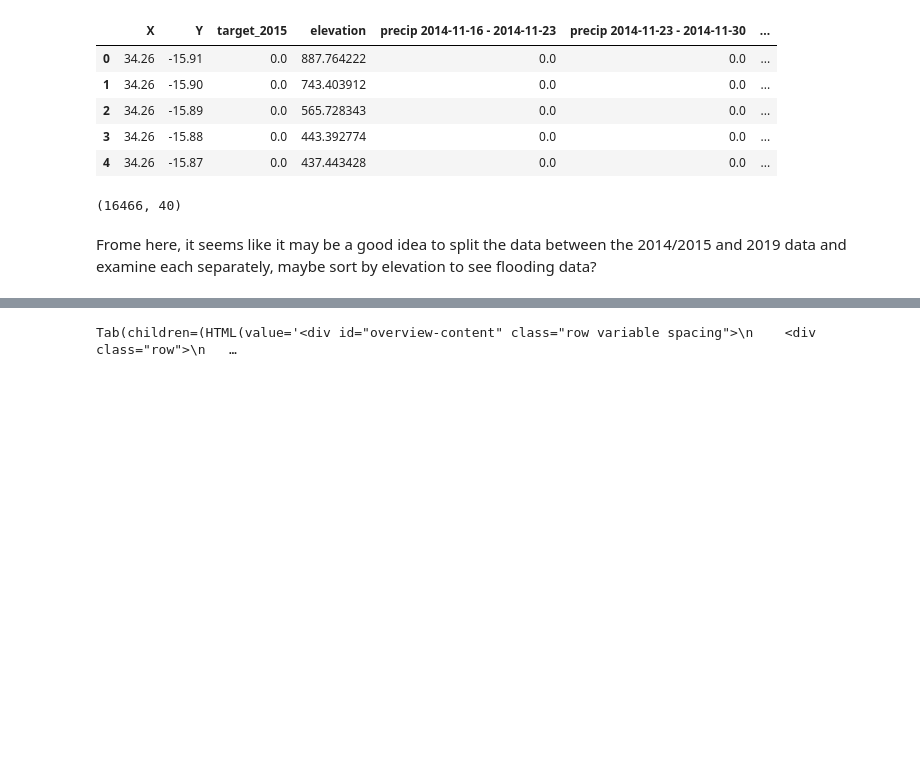
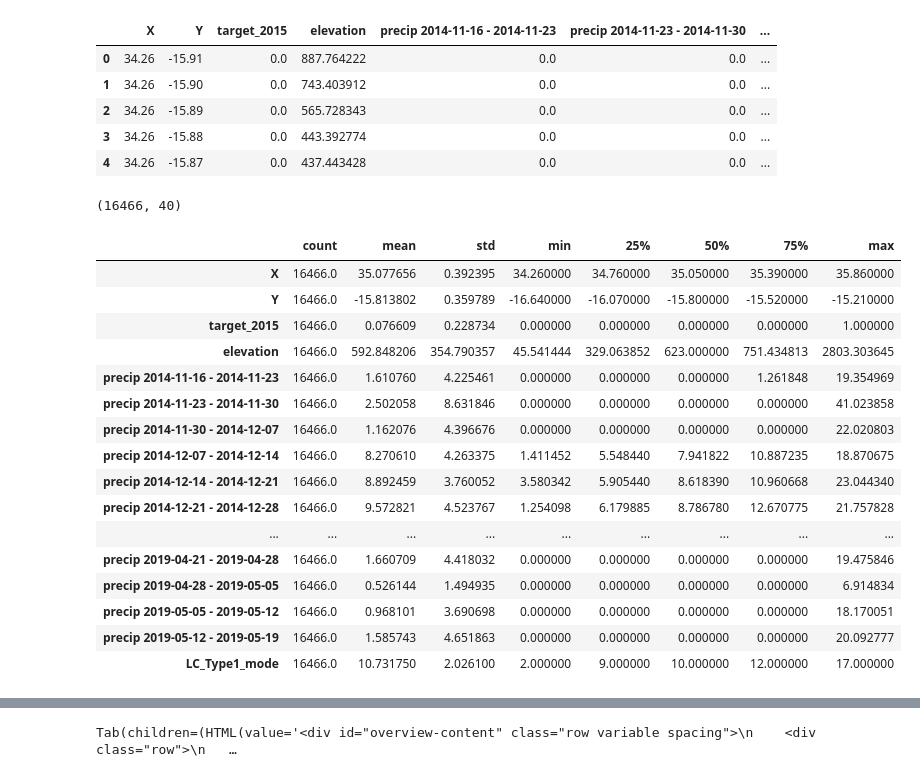
Before and after one commit to jbbernardin/Malawi-Flood-Project, a Jupyter notebook: Malawi Flood Project.ipynb, the cells around one changed output, grey strips where cells are left out. Drawn from its saved outputs; the diff is of its cells as text; code cells hidden in the pictures; blank space fills up the shorter version.

```diff
--- a/Malawi Flood Project.ipynb
+++ b/Malawi Flood Project.ipynb
@@ -20,4 +27,22 @@ base_frame.shape
 # %% [output]
 (16466, 40)
-# %% [markdown]
-Frome here, it seems like it may be a good idea to split the data between the 2014/2015 and 2019 data and examine each separately, maybe sort by elevation to see flooding data?
+# %%
+df.describe().T
+# %% [output]
+|  | count | mean | std | min | 25% | 50% | 75% | max |
+| X | 16466.0 | 35.077656 | 0.392395 | 34.260000 | 34.760000 | 35.050000 | 35.390000 | 35.860000 |
+| Y | 16466.0 | -15.813802 | 0.359789 | -16.640000 | -16.070000 | -15.800000 | -15.520000 | -15.210000 |
+| target_2015 | 16466.0 | 0.076609 | 0.228734 | 0.000000 | 0.000000 | 0.000000 | 0.000000 | 1.000000 |
+| elevation | 16466.0 | 592.848206 | 354.790357 | 45.541444 | 329.063852 | 623.000000 | 751.434813 | 2803.303645 |
+| precip 2014-11-16 - 2014-11-23 | 16466.0 | 1.610760 | 4.225461 | 0.000000 | 0.000000 | 0.000000 | 1.261848 | 19.354969 |
+| precip 2014-11-23 - 2014-11-30 | 16466.0 | 2.502058 | 8.631846 | 0.000000 | 0.000000 | 0.000000 | 0.000000 | 41.023858 |
+| precip 2014-11-30 - 2014-12-07 | 16466.0 | 1.162076 | 4.396676 | 0.000000 | 0.000000 | 0.000000 | 0.000000 | 22.020803 |
+| precip 2014-12-07 - 2014-12-14 | 16466.0 | 8.270610 | 4.263375 | 1.411452 | 5.548440 | 7.941822 | 10.887235 | 18.870675 |
+| precip 2014-12-14 - 2014-12-21 | 16466.0 | 8.892459 | 3.760052 | 3.580342 | 5.905440 | 8.618390 | 10.960668 | 23.044340 |
+| precip 2014-12-21 - 2014-12-28 | 16466.0 | 9.572821 | 4.523767 | 1.254098 | 6.179885 | 8.786780 | 12.670775 | 21.757828 |
+| ... | ... | ... | ... | ... | ... | ... | ... | ... |
+| precip 2019-04-21 - 2019-04-28 | 16466.0 | 1.660709 | 4.418032 | 0.000000 | 0.000000 | 0.000000 | 0.000000 | 19.475846 |
+| precip 2019-04-28 - 2019-05-05 | 16466.0 | 0.526144 | 1.494935 | 0.000000 | 0.000000 | 0.000000 | 0.000000 | 6.914834 |
+| precip 2019-05-05 - 2019-05-12 | 16466.0 | 0.968101 | 3.690698 | 0.000000 | 0.000000 | 0.000000 | 0.000000 | 18.170051 |
+| precip 2019-05-12 - 2019-05-19 | 16466.0 | 1.585743 | 4.651863 | 0.000000 | 0.000000 | 0.000000 | 0.000000 | 20.092777 |
+| LC_Type1_mode | 16466.0 | 10.731750 | 2.026100 | 2.000000 | 9.000000 | 10.000000 | 12.000000 | 17.000000 |
```
Also changed, not shown: parts of 20 cells of this notebook, 3 other files.
